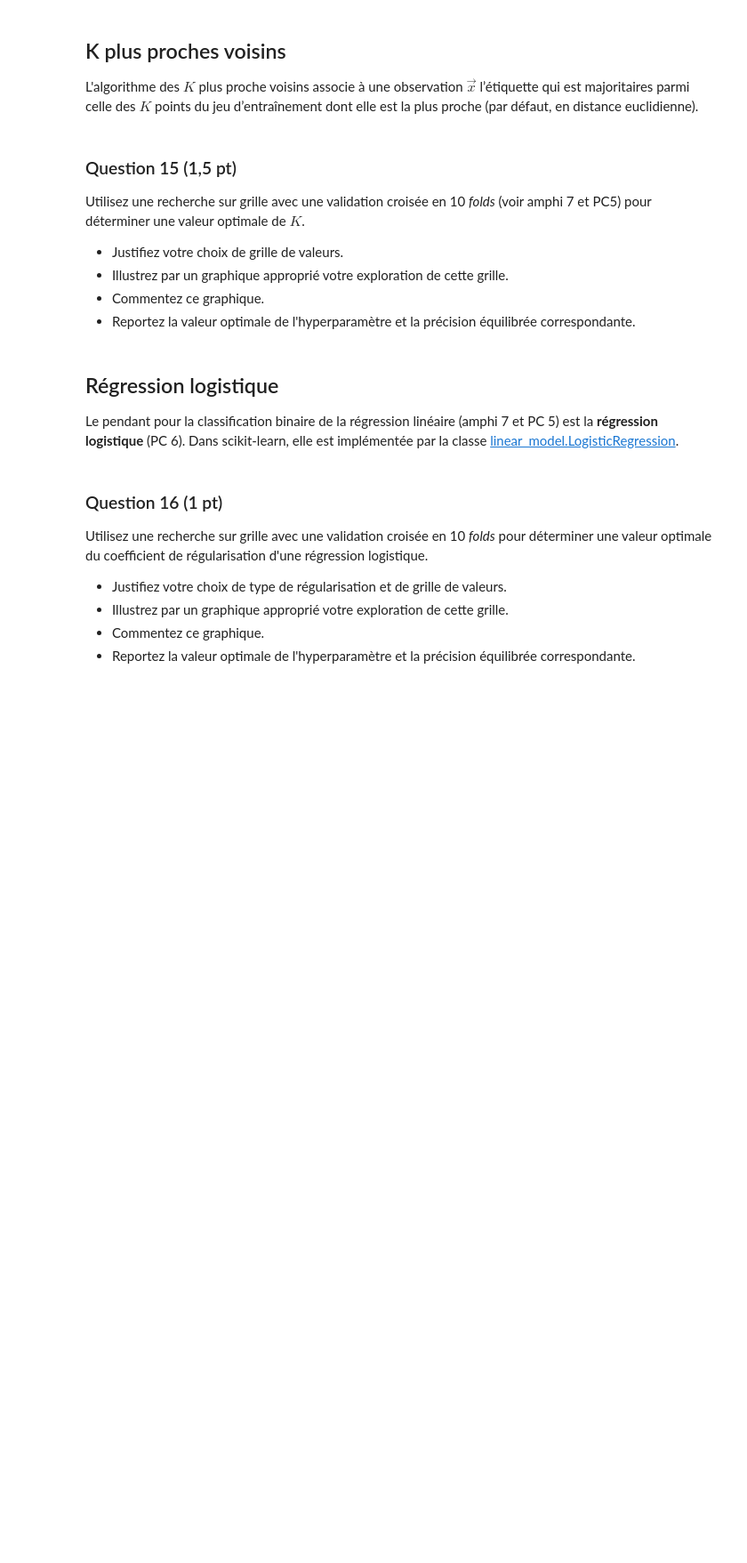
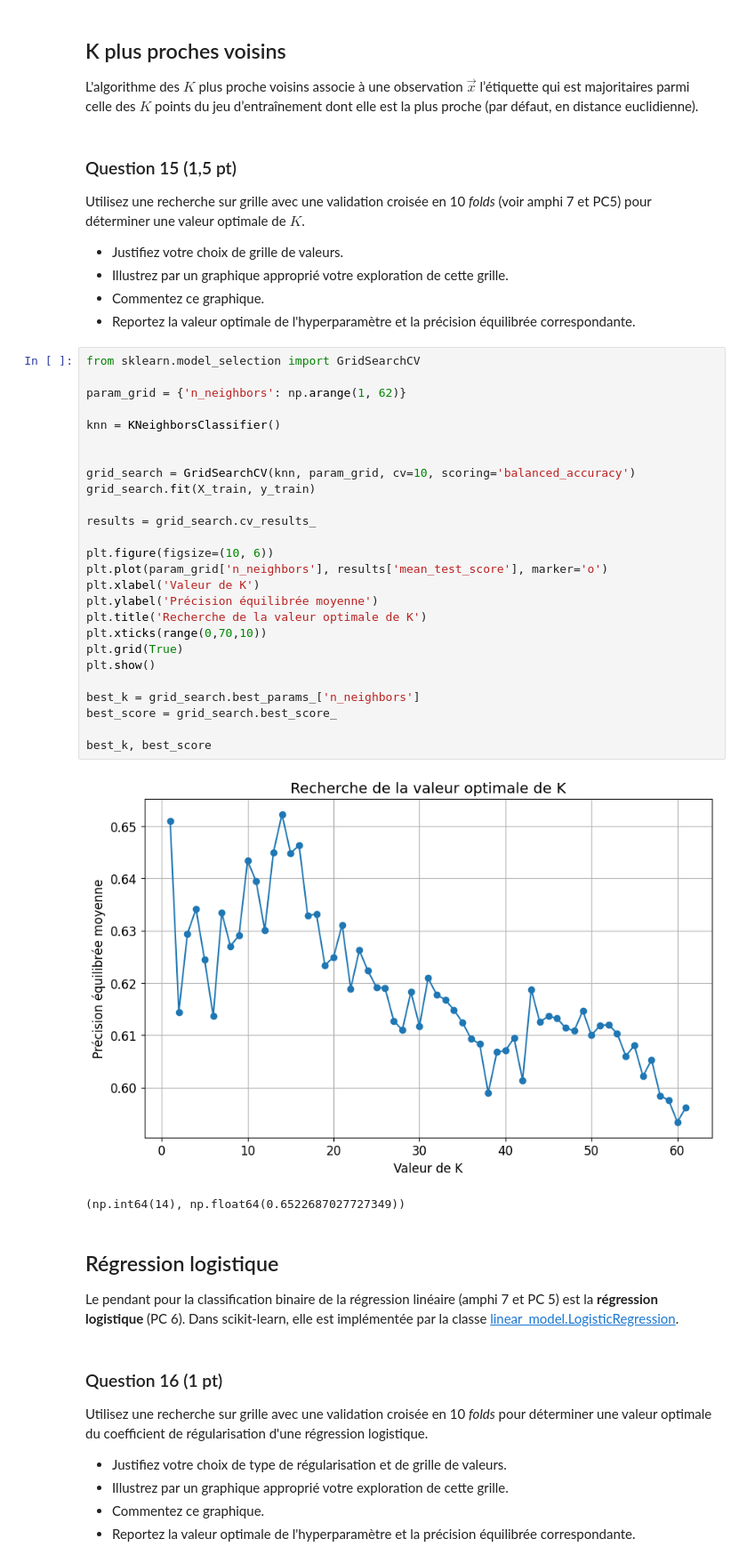
Before and after one commit to ArthurCLi/sdd, a Jupyter notebook: Projet.ipynb, the cells around one changed output. Shown at 89% size. Saved outputs shown, nothing was run; the diff lists cells and outputs as text; blank space fills up the shorter version.

```diff
--- a/Projet.ipynb
+++ b/Projet.ipynb
@@ -213,6 +263,35 @@ Utilisez une recherche sur grille avec une validation croisée en 10 _folds_ (vo
 * Illustrez par un graphique approprié votre exploration de cette grille.
 * Commentez ce graphique.
 * Reportez la valeur optimale de l'hyperparamètre et la précision équilibrée correspondante.
+# %%
+from sklearn.model_selection import GridSearchCV
+
+param_grid = {'n_neighbors': np.arange(1, 62)}
+
+knn = KNeighborsClassifier()
+
+
+grid_search = GridSearchCV(knn, param_grid, cv=10, scoring='balanced_accuracy')
+grid_search.fit(X_train, y_train)
+
+results = grid_search.cv_results_
+
+plt.figure(figsize=(10, 6))
+plt.plot(param_grid['n_neighbors'], results['mean_test_score'], marker='o')
+plt.xlabel('Valeur de K')
+plt.ylabel('Précision équilibrée moyenne')
+plt.title('Recherche de la valeur optimale de K')
+plt.xticks(range(0,70,10))
+plt.grid(True)
+plt.show()
+
+best_k = grid_search.best_params_['n_neighbors']
+best_score = grid_search.best_score_
+
+best_k, best_score
+# %% [output]
+[figure, added]
+(np.int64(14), np.float64(0.6522687027727349))
 # %% [markdown]
 ## Régression logistique
 Le pendant pour la classification binaire de la régression linéaire (amphi 7 et PC 5) est la __régression logistique__ (PC 6). Dans scikit-learn, elle est implémentée par la classe [linear_model.LogisticRegression](https://scikit-learn.org/stable/modules/generated/sklearn.linear_model.LogisticRegression.html).
```
Also changed, not shown: parts of 9 cells of this notebook.
